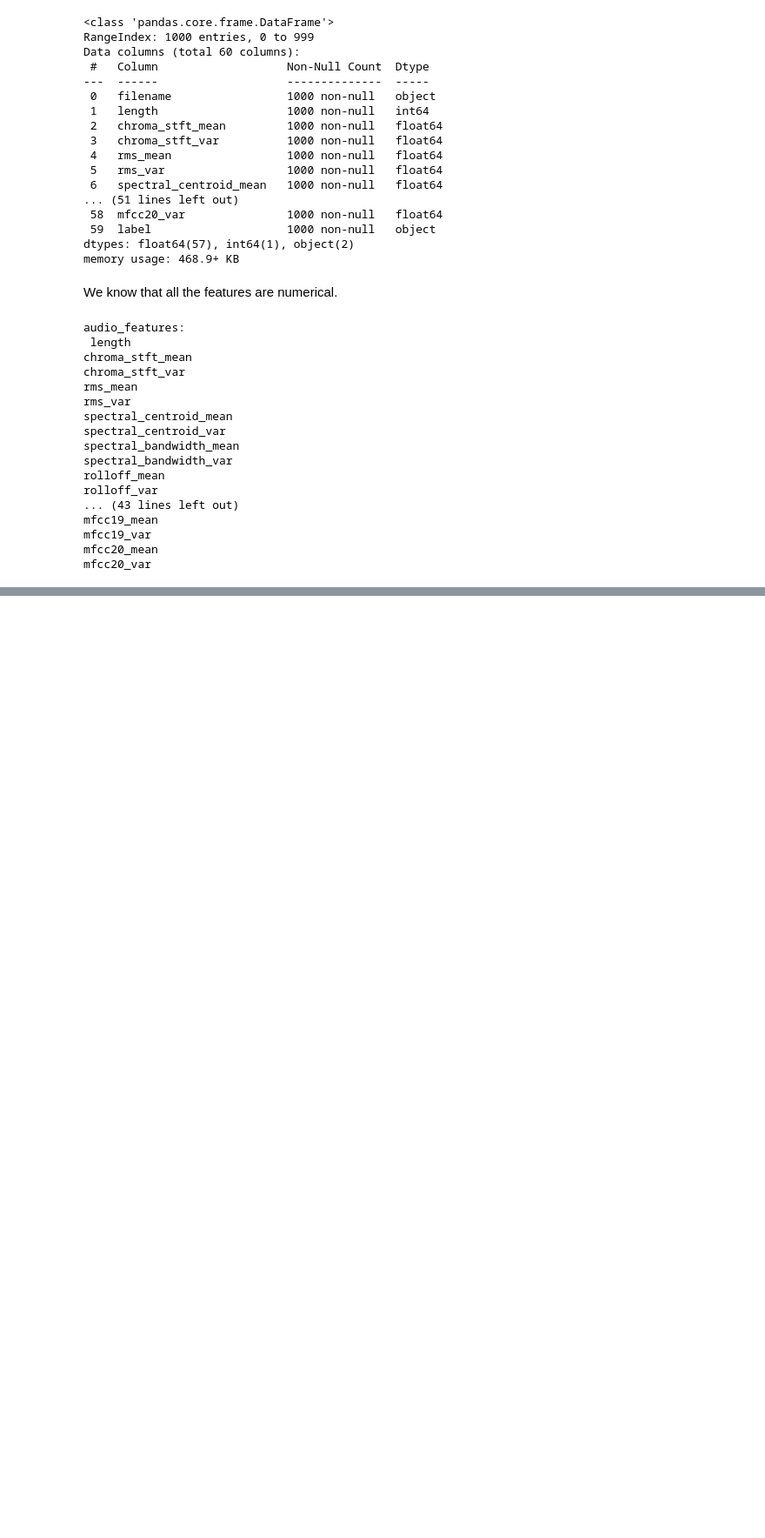
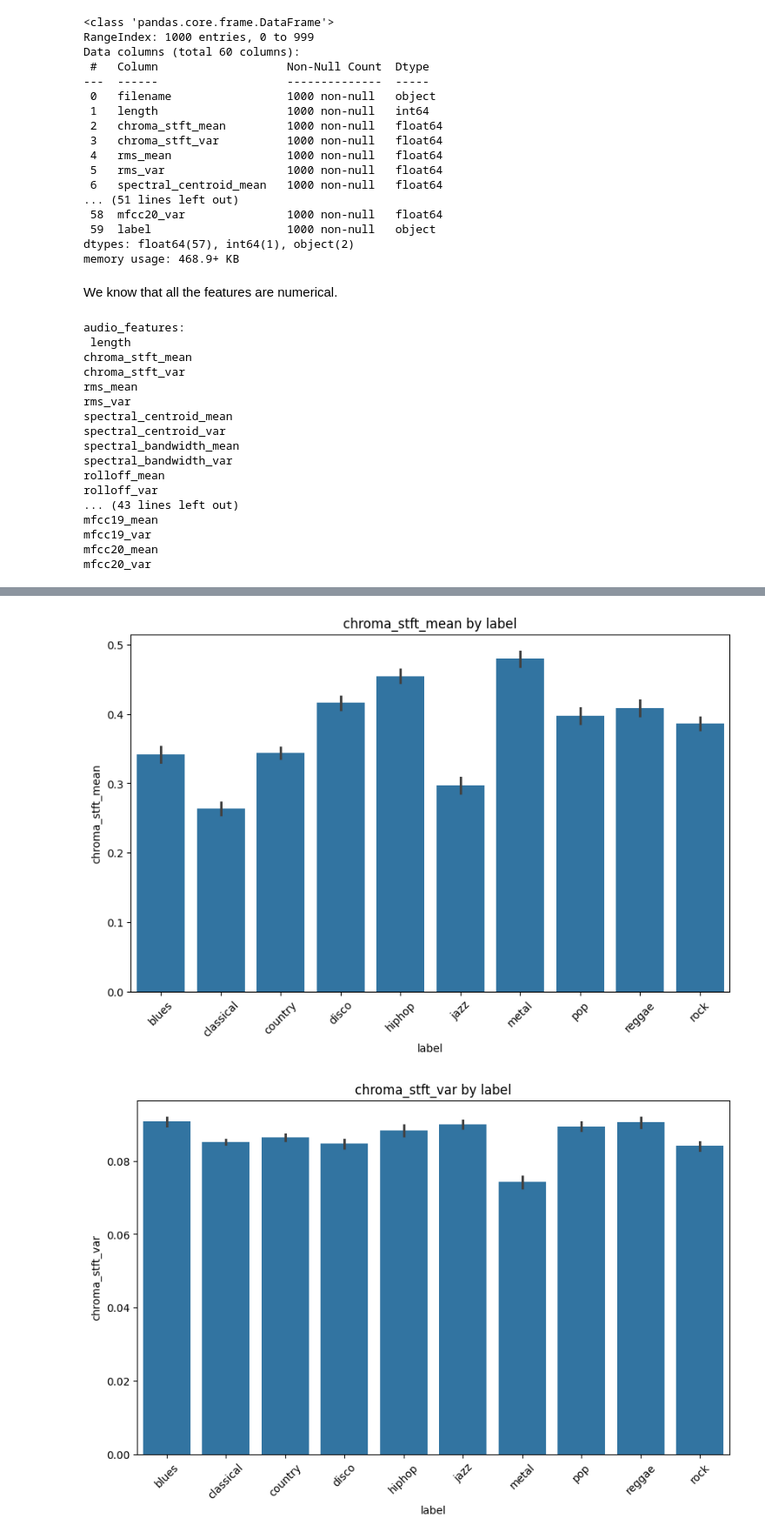
Before and after one commit to rajanhans/SDS-CP018-music-classifier, a Jupyter notebook: notebooks/julien-hovan/week-1.ipynb, the cells around one changed output, grey strips where cells are left out. Shown at 87% size. Drawn from its saved outputs; the diff is of its cells as text; code cells hidden in the pictures; blank space fills up the shorter version.

```diff
--- a/notebooks/julien-hovan/week-1.ipynb
+++ b/notebooks/julien-hovan/week-1.ipynb
@@ -92,0 +112,24 @@ features_30s_df.describe()
+# %%
+import matplotlib.pyplot as plt
+import seaborn as sns
+
+def plot_feature_by_label(df, feature_name, label_name='label'):
+    """
+    Plots the distribution of a given feature for each label in a DataFrame.
+
+    Args:
+        df (pd.DataFrame): The input DataFrame.
+        feature_name (str): The name of the feature to plot.
+        label_name (str, optional): The name of the label column. Defaults to 'label'.
+    """
+    plt.figure(figsize=(10, 6))
+    sns.barplot(x=label_name, y=feature_name, data=df)
+    plt.title(f'{feature_name} by {label_name}')
+    plt.xticks(rotation=45)
+    plt.show()
+
+plot_feature_by_label(features_30s_df, 'chroma_stft_mean')
+plot_feature_by_label(features_30s_df, 'chroma_stft_var')
+# %% [output]
+[figure, added]
+[figure, added]
```
Also changed, not shown: parts of 3 cells of this notebook.
